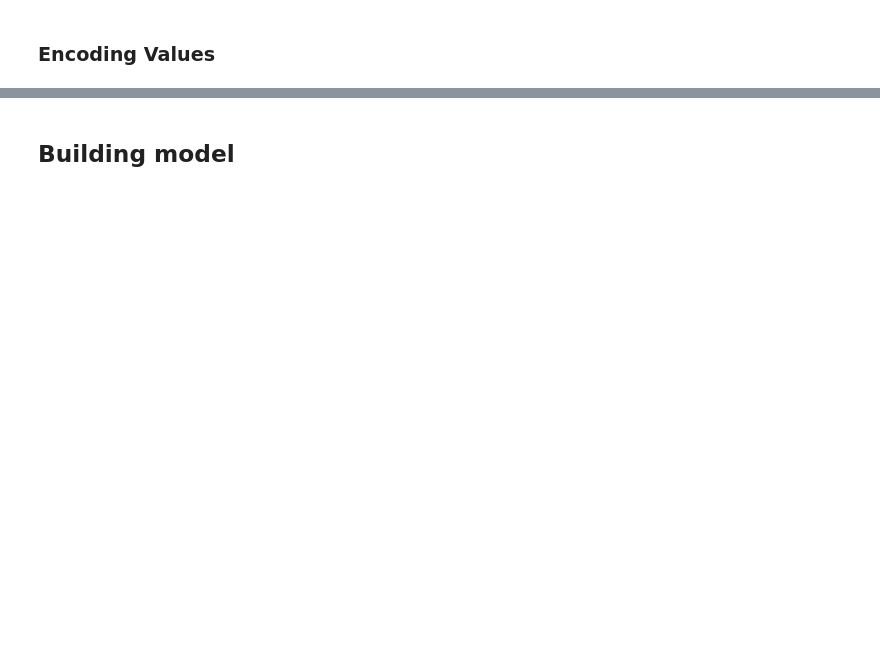
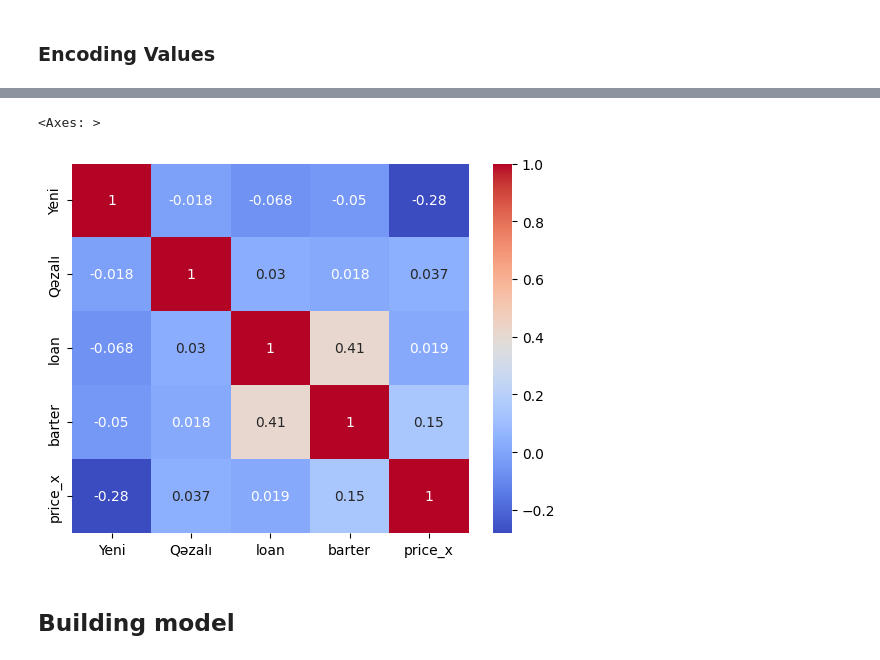
Before and after one commit to nzrv0/Machine-Learning, a Jupyter notebook: regression.ipynb, the cells around one changed output, grey strips where cells are left out. Drawn from its saved outputs; the diff is of its cells as text; code cells hidden in the pictures; blank space fills up the shorter version.

```diff
--- a/regression.ipynb
+++ b/regression.ipynb
@@ -261,6 +263,4 @@ numerical_values = ["production_year", "kilometrage_num", "Hourse Power", "engin
 # %%
-from sklearn.preprocessing import LabelEncoder, OneHotEncoder
-
 label_encode = LabelEncoder()
 for item in some_categoricals:
-    df_test[item] = label_encode.fit_transform(df_test[item])
+    df[item] = label_encode.fit_transform(df[item])
@@ -286,3 +267,6 @@ for item in numerical_values:
 # %%
-# correlation_matrix = df[some_categoricals].corr()
-# sns.heatmap(correlation_matrix, annot=True, cmap='coolwarm')
+correlation_matrix = df[[*some_categoricals, "price_x"]].corr()
+sns.heatmap(correlation_matrix, annot=True, cmap='coolwarm')
+# %% [output]
+<Axes: >
+[figure, added]
```
Also changed, not shown: parts of 51 cells of this notebook, 1 other file.
